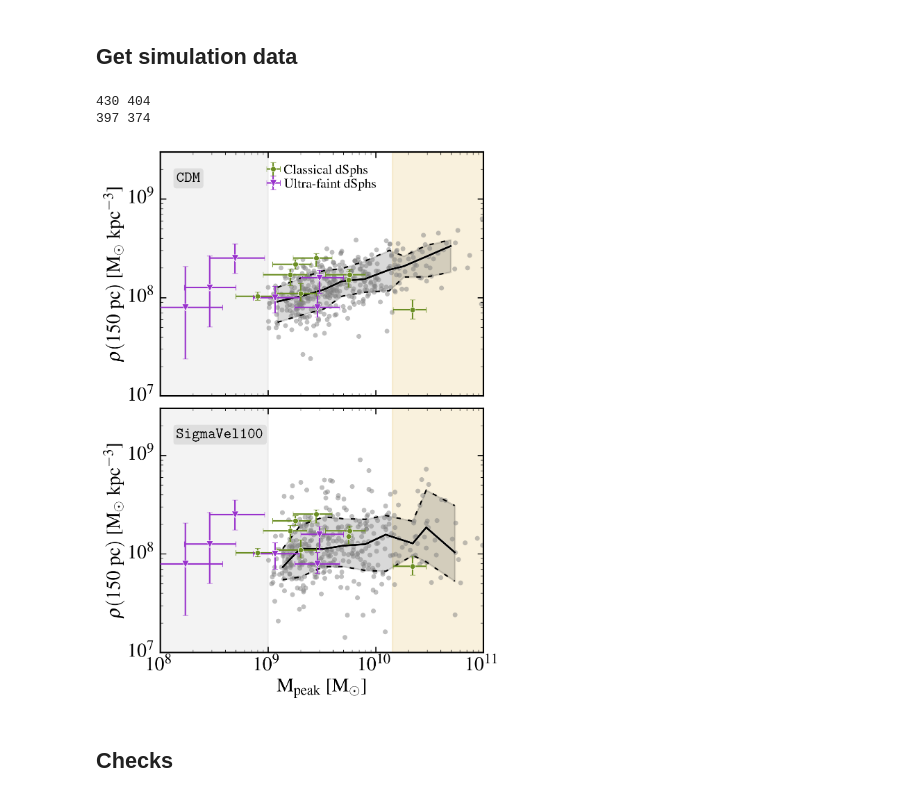
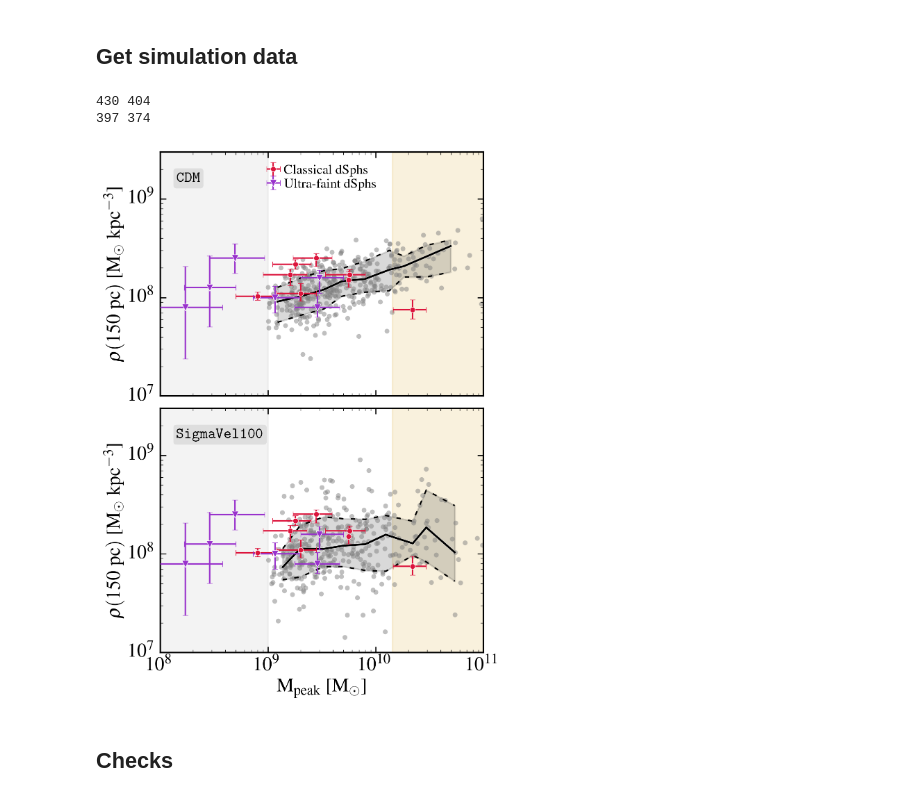
Before and after one commit to NoemiAM/TangoSIDM_satellites, a Jupyter notebook: examples/7 - density_halo_mass.ipynb, the cells around one changed output. Drawn from its saved outputs; the diff is of its cells as text; code cells hidden in the pictures.

```diff
--- a/examples/7 - density_halo_mass.ipynb
+++ b/examples/7 - density_halo_mass.ipynb
@@ -124,7 +124,9 @@ M200_H19[2,:] = M200_H19[2,:]-M200_H19[0,:]
 # %% [markdown]
 ## Get simulation data
 # %%
-DATA_PATH = "../data/TangoSIDM/"
+#DATA_PATH = "../data/TangoSIDM/"
+DATA_PATH = "/Users/cc276407/Simulation_data/snellius/TangoSatellites/updated2/"
+
 IDs = {
     "SigmaConstant00": "CDM",
     "SigmaVelDep100Anisotropic": "SigmaVel100",
@@ -178,7 +180,7 @@ for i, (id, id_name) in enumerate(IDs.items()):
     plot_median_relation(axs[i], m_bins, M[select], rho150[select], color='black')
 
     axs[i].errorbar(M200_R19[0,:], rho_150pc_K19[0,:], yerr=rho_150pc_K19[1:,:], xerr=M200_R19[1:,:],
-                 marker='o', markersize=5.5, markeredgecolor="white", ls='none', lw=1.5, c='olivedrab',
+                 marker='o', markersize=5.5, markeredgecolor="white", ls='none', lw=1.5, c='crimson',
                  label='Classical dSphs', zorder=1000)
 
     axs[i].errorbar(M200_H19[0,:], rho150pc_H19[0,:], yerr=rho150pc_H19[1:,:], xerr=M200_H19[1:,:],
@@ -208,35 +210,35 @@ for i, (id, id_name) in enumerate(IDs.items()):
     # rho_150pc_And[1] = 0.3e8-0.1e8
     # rho_150pc_And[2] = 0.45e8-0.3e8
 
     # axs[i].errorbar(M200_And[0], rho_150pc_And[0], yerr=[[rho_150pc_And[1]],[rho_150pc_And[2]]],
     #              xerr=[[M200_And[1]],[M200_And[2]]],
     #              marker='>', markersize=8, markeredgecolor="white", ls='none', lw=1.5, c='purple',
     #              label='Charles et al. (2022)', zorder=1000)
 
 
     props = dict(facecolor='silver', edgecolor='none', alpha=0.4, boxstyle='round, pad=0.2')
     axs[i].text(0.05, 0.92, fr'$\texttt{{{id_name}}}$', transform=axs[i].transAxes, fontsize=16, verticalalignment='top', bbox=props, zorder=1000)
 
     axs[i].set_xlim([1e8, 1e11])
     axs[i].set_ylim([1e7, 3e9])
     axs[i].set_xscale('log')
     axs[i].set_yscale('log')
     axs[i].set_ylabel(r"$\rho(150\ \mathrm{pc})$ [M$_{\odot}$ kpc$^{-3}$]")
 
     ####
     file.close()
 
 axs[0].legend(loc=[0.32,0.82],labelspacing=0.1, handlelength=0.6, handletextpad=0.5,
                    frameon=False, fontsize=14, ncol=1, columnspacing=1, numpoints=1)
 axs[1].set_xlabel(r"$\mathrm{M_{peak}}$ [M$_{\odot}$]")
 plt.subplots_adjust(hspace=0.05)
 
-plt.savefig('figures/Density_Mpeak.png', dpi=300, transparent=True)
+plt.savefig('figures/Density_Mpeak.png', dpi=300)#, transparent=True)
 plt.show()
 # %% [output]
 430 404
 397 374
-[figure, old version]
+[figure, new version]
 # %% [markdown]
 ## Checks
 # %%
```
Also changed, not shown: 3 other files.
